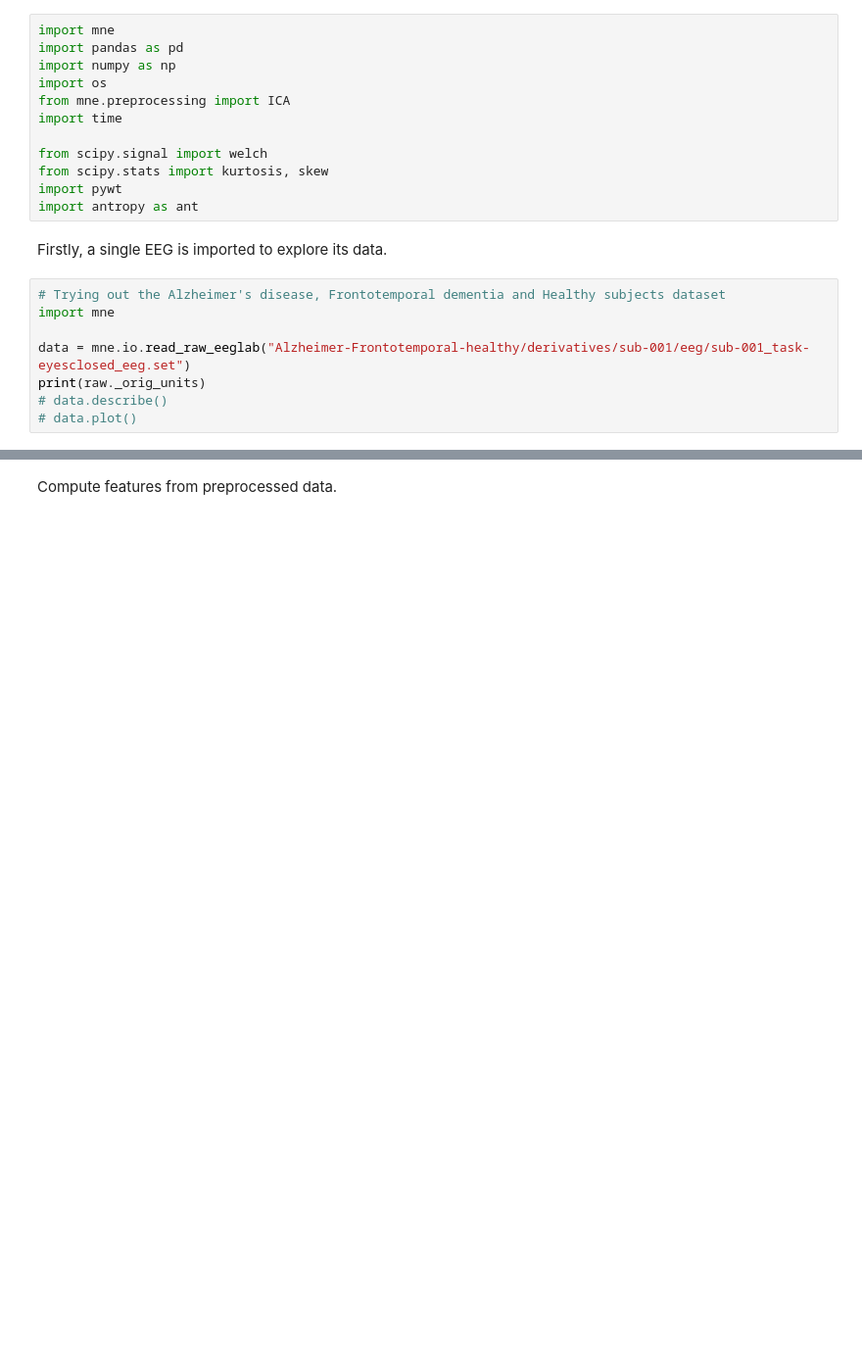
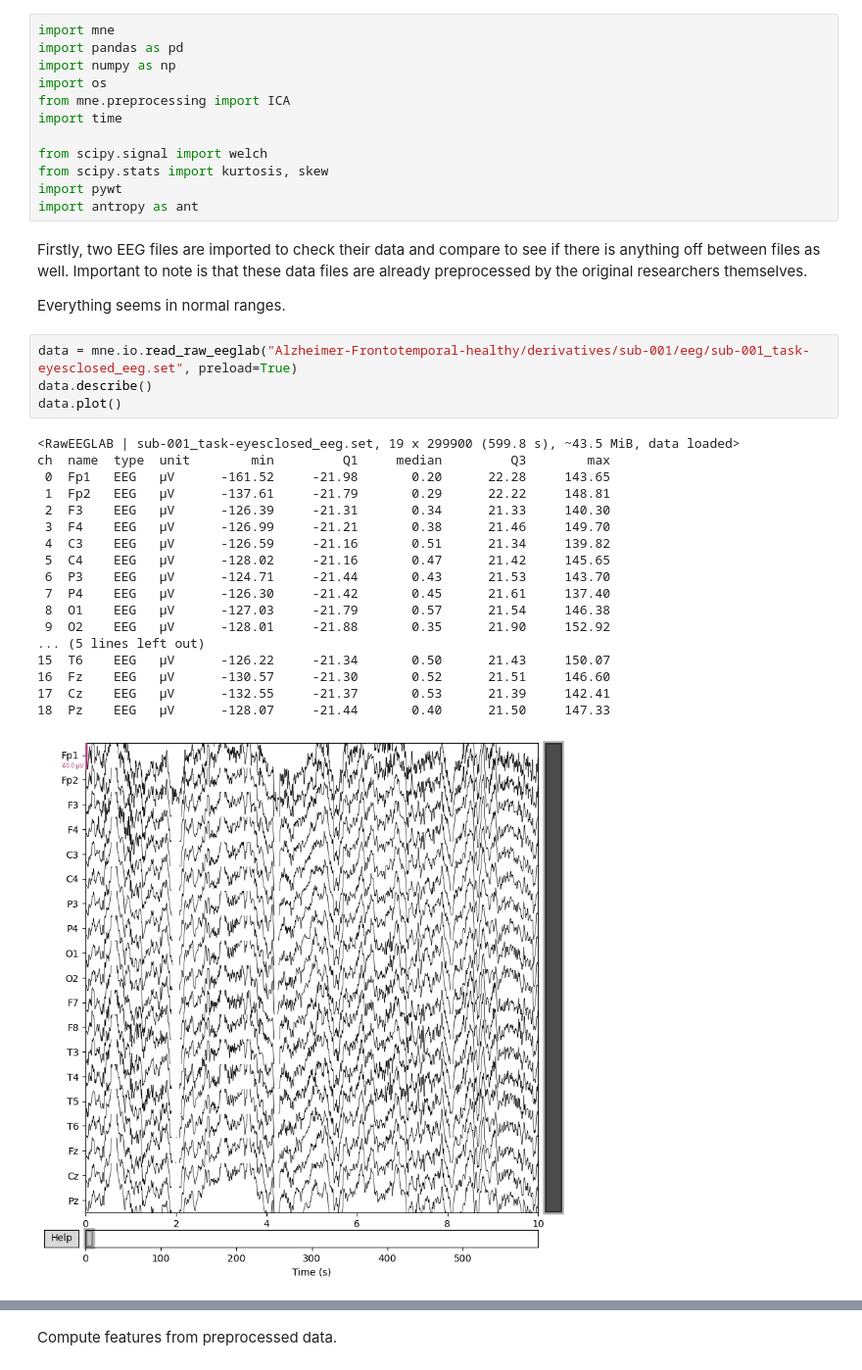
Before and after one commit to jabungaa/Exceptional-Model-Mining-for-EEG-Data, a Jupyter notebook: RW4DS_second_dataset.ipynb, the cells around one changed output, grey strips where cells are left out. Shown at 98% size. Cells and saved outputs as stored; diff of their text form; blank space fills up the shorter version.

```diff
--- a/RW4DS_second_dataset.ipynb
+++ b/RW4DS_second_dataset.ipynb
@@ -11,12 +13,29 @@ from scipy.stats import kurtosis, skew
 import pywt
 import antropy as ant
 # %% [markdown]
-Firstly, a single EEG is imported to explore its data.
+Firstly, two EEG files are imported to check their data and compare to see if there is anything off between files as well. Important to note is that these data files are already preprocessed by the original researchers themselves.
+
+Everything seems in normal ranges.
 # %%
-# Trying out the Alzheimer's disease, Frontotemporal dementia and Healthy subjects dataset
-import mne
-
-data = mne.io.read_raw_eeglab("Alzheimer-Frontotemporal-healthy/derivatives/sub-001/eeg/sub-001_task-eyesclosed_eeg.set")
-print(raw._orig_units)
-# data.describe()
-# data.plot()
+data = mne.io.read_raw_eeglab("Alzheimer-Frontotemporal-healthy/derivatives/sub-001/eeg/sub-001_task-eyesclosed_eeg.set", preload=True)
+data.describe()
+data.plot()
+# %% [output]
+<RawEEGLAB | sub-001_task-eyesclosed_eeg.set, 19 x 299900 (599.8 s), ~43.5 MiB, data loaded>
+ch  name  type  unit        min         Q1     median         Q3        max
+ 0  Fp1   EEG   µV      -161.52     -21.98       0.20      22.28     143.65
+ 1  Fp2   EEG   µV      -137.61     -21.79       0.29      22.22     148.81
+ 2  F3    EEG   µV      -126.39     -21.31       0.34      21.33     140.30
+ 3  F4    EEG   µV      -126.99     -21.21       0.38      21.46     149.70
+ 4  C3    EEG   µV      -126.59     -21.16       0.51      21.34     139.82
+ 5  C4    EEG   µV      -128.02     -21.16       0.47      21.42     145.65
+ 6  P3    EEG   µV      -124.71     -21.44       0.43      21.53     143.70
+ 7  P4    EEG   µV      -126.30     -21.42       0.45      21.61     137.40
+ 8  O1    EEG   µV      -127.03     -21.79       0.57      21.54     146.38
+ 9  O2    EEG   µV      -128.01     -21.88       0.35      21.90     152.92
+... (5 lines left out)
+15  T6    EEG   µV      -126.22     -21.34       0.50      21.43     150.07
+16  Fz    EEG   µV      -130.57     -21.30       0.52      21.51     146.60
+17  Cz    EEG   µV      -132.55     -21.37       0.53      21.39     142.41
+18  Pz    EEG   µV      -128.07     -21.44       0.40      21.50     147.33
+[figure, added]
```
Also changed, not shown: parts of 18 cells of this notebook.
